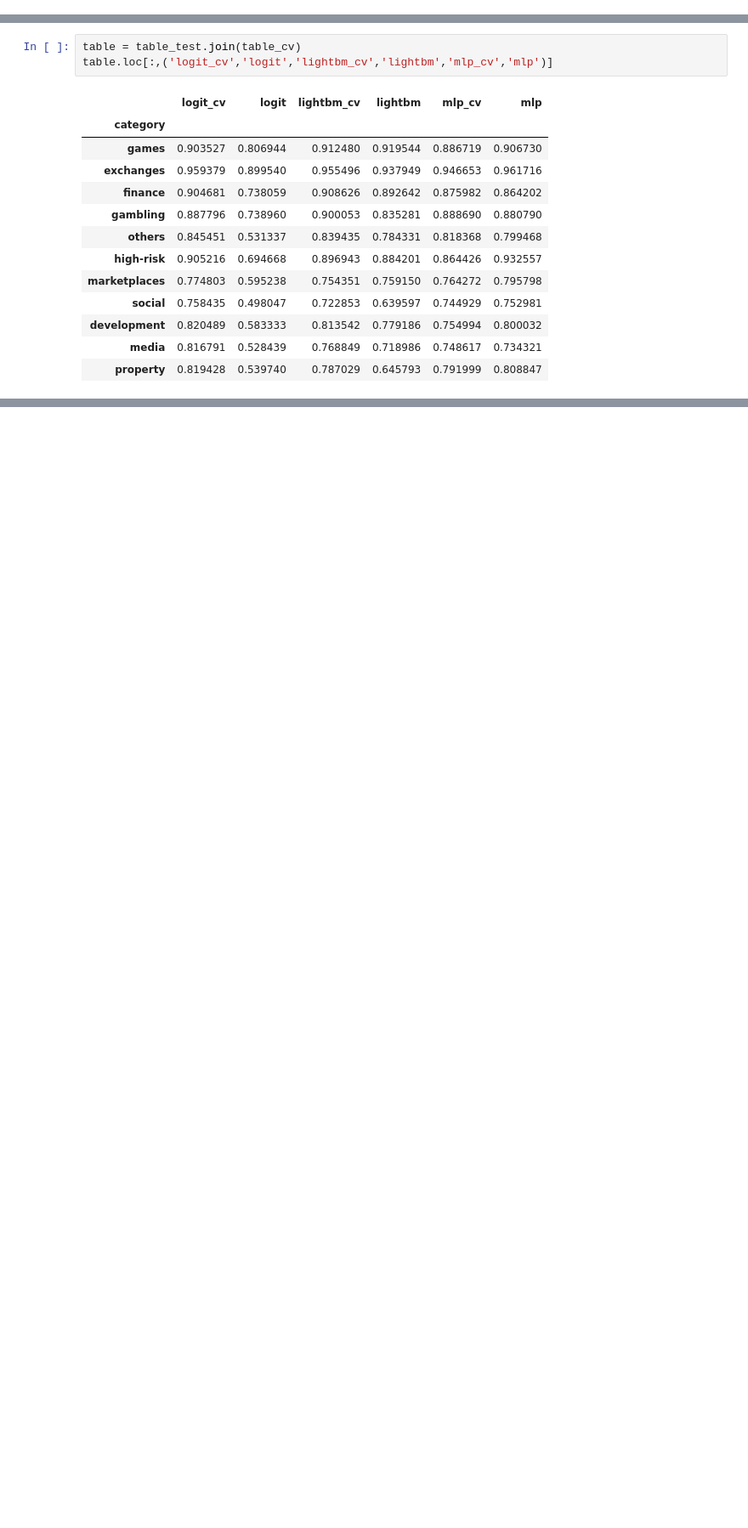
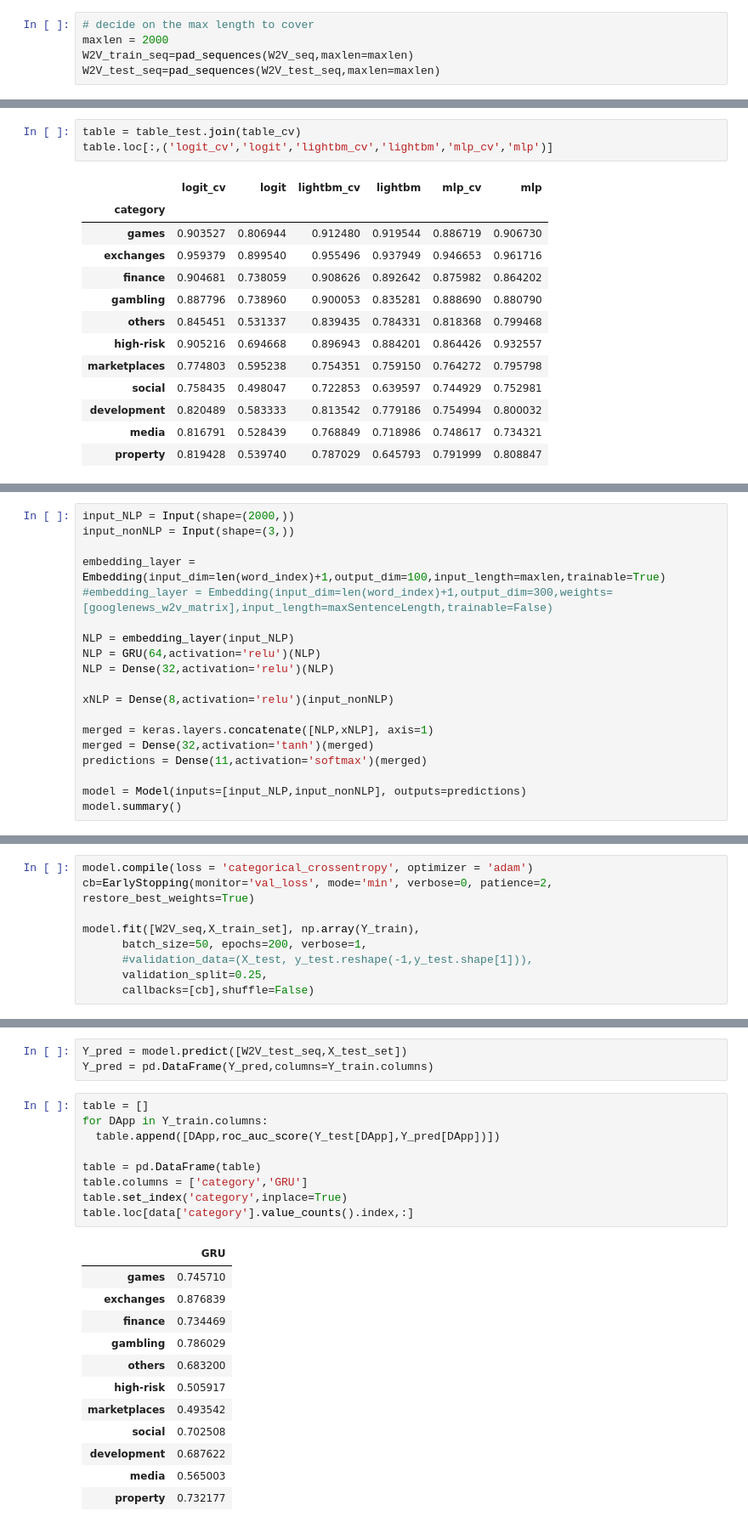
Before and after one commit to HektorLin/HU-IRTG, a Jupyter notebook: DApp_calssification.ipynb, the cells around one changed output, grey strips where cells are left out. Shown at 85% size. Drawn from its saved outputs; the diff is of its cells as text; blank space fills up the shorter version.

```diff
--- a/DApp_calssification.ipynb
+++ b/DApp_calssification.ipynb
@@ -146,0 +207,5 @@ vectorizer = TfidfVectorizer(stop_words = my_stopwords, tokenizer = my_tokenizer
+# %%
+# decide on the max length to cover
+maxlen = 2000
+W2V_train_seq=pad_sequences(W2V_seq,maxlen=maxlen)
+W2V_test_seq=pad_sequences(W2V_test_seq,maxlen=maxlen)
@@ -340,0 +428,19 @@ table.loc[:,('logit_cv','logit','lightbm_cv','lightbm','mlp_cv','mlp')]
+# %%
+input_NLP = Input(shape=(2000,))
+input_nonNLP = Input(shape=(3,))
+
+embedding_layer = Embedding(input_dim=len(word_index)+1,output_dim=100,input_length=maxlen,trainable=True)
+#embedding_layer = Embedding(input_dim=len(word_index)+1,output_dim=300,weights=[googlenews_w2v_matrix],input_length=maxSentenceLength,trainable=False)
+
+NLP = embedding_layer(input_NLP)
+NLP = GRU(64,activation='relu')(NLP)
+NLP = Dense(32,activation='relu')(NLP)
+
+xNLP = Dense(8,activation='relu')(input_nonNLP)
+
+merged = keras.layers.concatenate([NLP,xNLP], axis=1)
+merged = Dense(32,activation='tanh')(merged)
+predictions = Dense(11,activation='softmax')(merged)
+
+model = Model(inputs=[input_NLP,input_nonNLP], outputs=predictions)
+model.summary()
@@ -340,0 +465,9 @@ table.loc[:,('logit_cv','logit','lightbm_cv','lightbm','mlp_cv','mlp')]
+# %%
+model.compile(loss = 'categorical_crossentropy', optimizer = 'adam')
+cb=EarlyStopping(monitor='val_loss', mode='min', verbose=0, patience=2, restore_best_weights=True)
+
+model.fit([W2V_seq,X_train_set], np.array(Y_train),
+      batch_size=50, epochs=200, verbose=1,
+      #validation_data=(X_test, y_test.reshape(-1,y_test.shape[1])),
+      validation_split=0.25,
+      callbacks=[cb],shuffle=False)
@@ -340,0 +487,25 @@ table.loc[:,('logit_cv','logit','lightbm_cv','lightbm','mlp_cv','mlp')]
+# %%
+Y_pred = model.predict([W2V_test_seq,X_test_set])
+Y_pred = pd.DataFrame(Y_pred,columns=Y_train.columns)
+# %%
+table = []
+for DApp in Y_train.columns:
+  table.append([DApp,roc_auc_score(Y_test[DApp],Y_pred[DApp])])
+
+table = pd.DataFrame(table)
+table.columns = ['category','GRU']
+table.set_index('category',inplace=True)
+table.loc[data['category'].value_counts().index,:]
+# %% [output]
+|  | GRU |
+| games | 0.745710 |
+| exchanges | 0.876839 |
+| finance | 0.734469 |
+| gambling | 0.786029 |
+| others | 0.683200 |
+| high-risk | 0.505917 |
+| marketplaces | 0.493542 |
+| social | 0.702508 |
+| development | 0.687622 |
+| media | 0.565003 |
+| property | 0.732177 |
```
Also changed, not shown: parts of 38 cells of this notebook.
